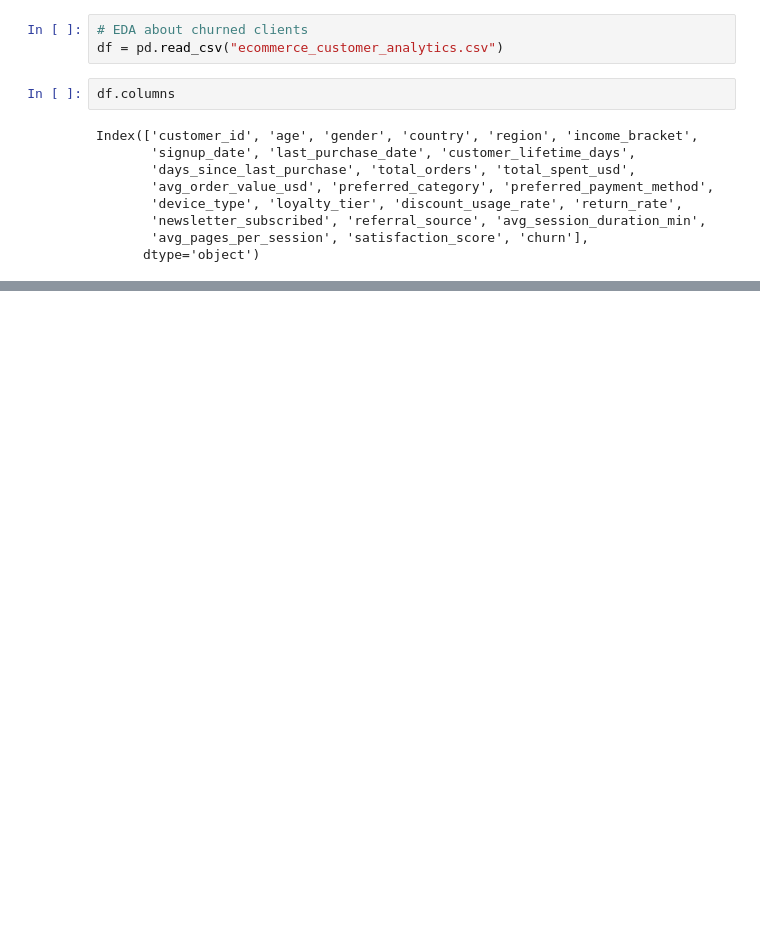
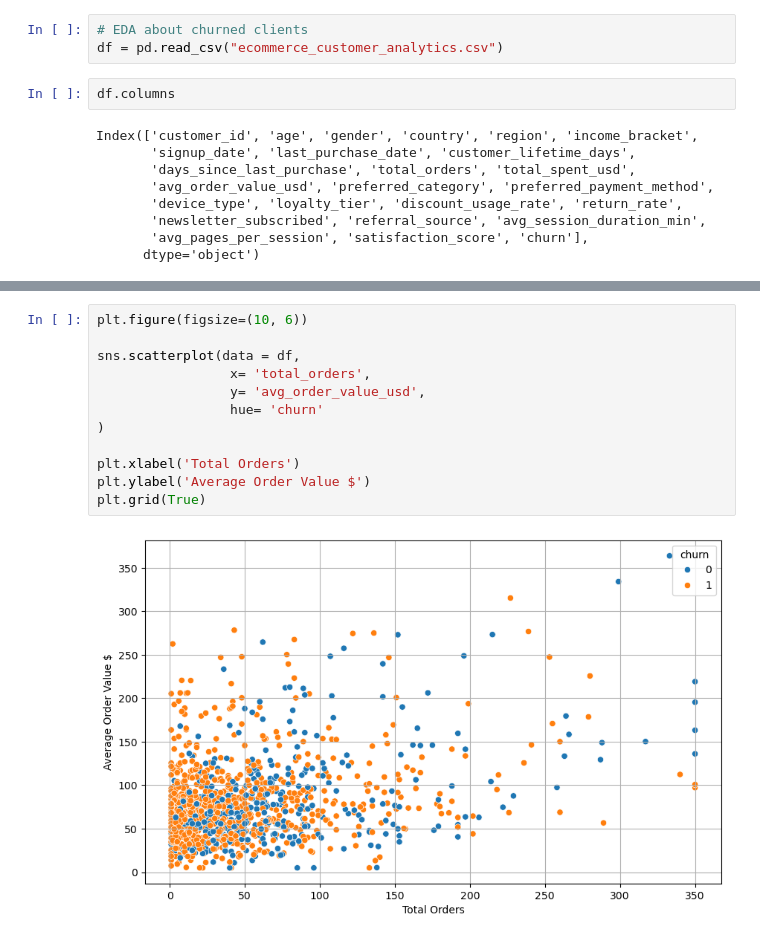
Before and after one commit to LaisSilva42/ecommerce-churn-revenue-at-risk, a Jupyter notebook: Churn_analysis.ipynb, the cells around one changed output, grey strips where cells are left out. Drawn from its saved outputs; the diff is of its cells as text; blank space fills up the shorter version.

```diff
--- a/Churn_analysis.ipynb
+++ b/Churn_analysis.ipynb
@@ -50,0 +107,14 @@ plt.show()
+# %%
+plt.figure(figsize=(10, 6))
+
+sns.scatterplot(data = df,
+                 x= 'total_orders',
+                 y= 'avg_order_value_usd',
+                 hue= 'churn'
+)
+
+plt.xlabel('Total Orders')
+plt.ylabel('Average Order Value $')
+plt.grid(True)
+# %% [output]
+[figure, added]
```
Also changed, not shown: parts of 14 cells of this notebook.
